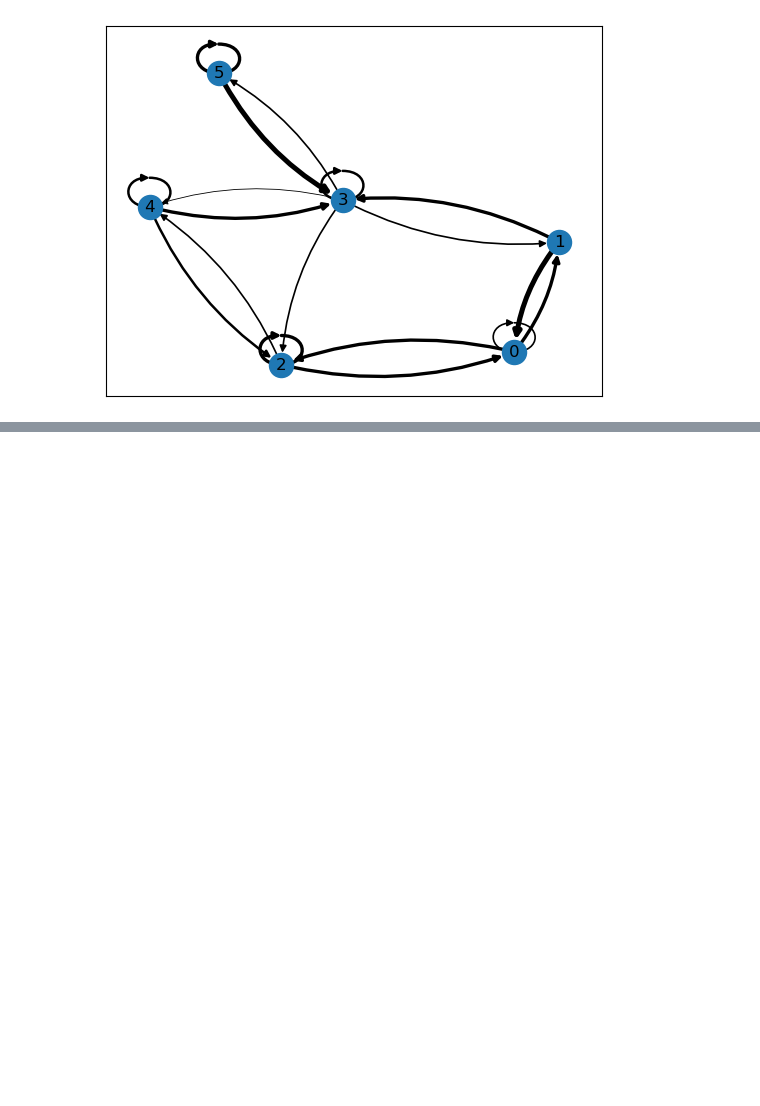
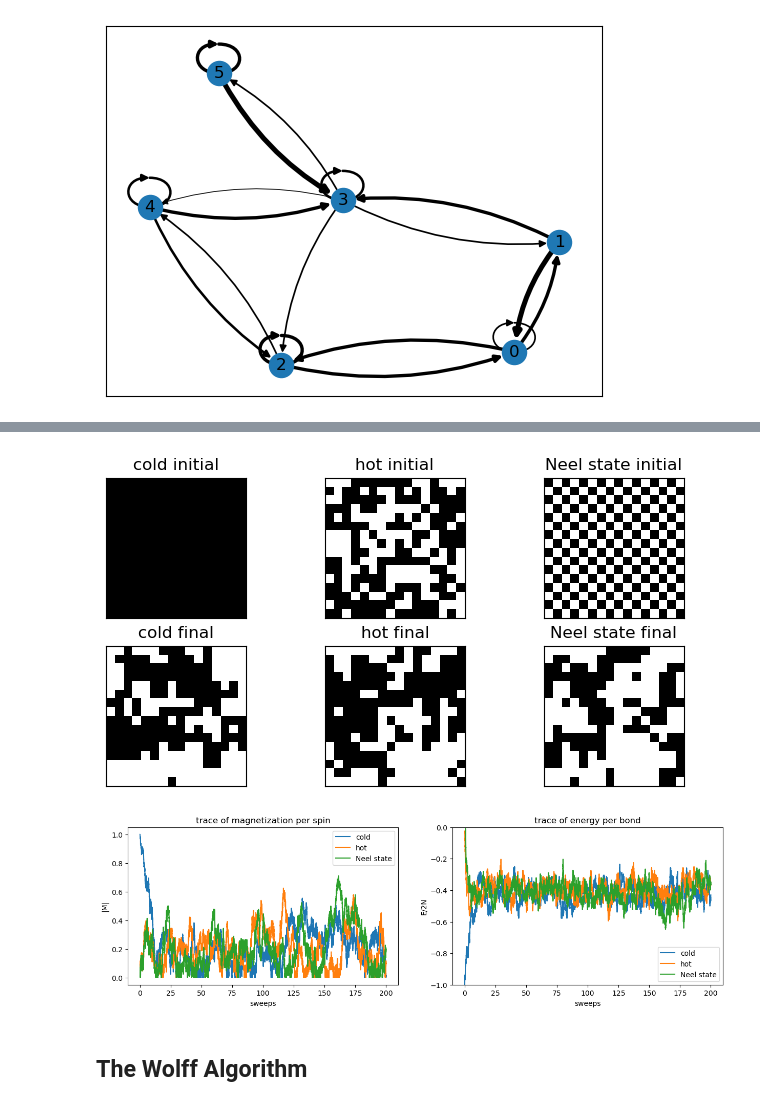
Before and after one commit to GregoryLJohnson/IMP_book, a Jupyter notebook: MCMC.ipynb, the cells around one changed output, grey strips where cells are left out. Saved outputs shown, nothing was run; the diff lists cells and outputs as text; code cells hidden in the pictures; blank space fills up the shorter version.

```diff
--- a/MCMC.ipynb
+++ b/MCMC.ipynb
@@ -42,0 +57,2 @@ draw_transition_graph(transition_P)
+# %%
+J = 1 # J can be absorbed into other parameters
@@ -42,0 +74,6 @@ draw_transition_graph(transition_P)
+# %%
+def plot_ising(M, ax, title):
+    ax.matshow(M,vmin=-1, vmax=1, cmap=plt.cm.binary)
+    ax.title.set_text(title)
+    ax.set_xticks([])
+    ax.set_yticks([])
@@ -42,0 +113,54 @@ draw_transition_graph(transition_P)
+# %%
+## Compute a Metropolis update for 200 updates per spin on a 16x16 lattice
+## Use a variety of initial conditions to ensure convergence as well as get an idea of equilibriation time
+## Code below is adapted from Timothy Budd
+
+L = 16
+N_sites = L**2
+
+N_iterations = 200*N_sites
+
+T,H = 3,0
+beta = 1/T
+
+initials = [coldstart, hotstart, antialigned]
+labels = ["cold", "hot", "Neel state"]
+num_ax = len(labels)
+
+# Traces will contain {{e list, m list}, .., } for each initial condition
+traces = []
+
+# plot spin lattices for given initial and final configurations
+fig, ax = plt.subplots(2, num_ax, figsize=(8,4))
+
+for i, init in enumerate(initials):
+    M = init(L)
+
+    plot_ising(M,ax[0][i],labels[i]+" initial")
+
+    traces.append(Metropolis_update(M, beta, H, N_iterations))
+
+    plot_ising(M,ax[1][i],labels[i]+" final")
+plt.show()
+
+# plot magnetization and energy traces
+fig, ax = plt.subplots(1,2,figsize=(15,4))
+xrange = np.arange(N_iterations)/N_sites
+
+for i,init in enumerate(initials):
+    ax[0].plot(xrange, np.abs(traces[i][:,0])/N_sites)
+    ax[1].plot(xrange, traces[i][:,1]/(2*N_sites))
+
+[ ax[s].legend(labels) for s in [0,1] ]
+[ ax[s].set_xlabel("sweeps") for s in [0,1] ]
+ax[0].set_ylabel("|M|")
+ax[1].set_ylabel("E/2N")
+
+ax[1].set_ylim(-1,0)
+ax[0].title.set_text("trace of magnetization per spin")
+ax[1].title.set_text("trace of energy per bond")
+# %% [output]
+[figure, added]
+[figure, added]
+# %% [markdown]
+## The Wolff Algorithm
```
Also changed, not shown: parts of 28 cells of this notebook, 8 other files.
